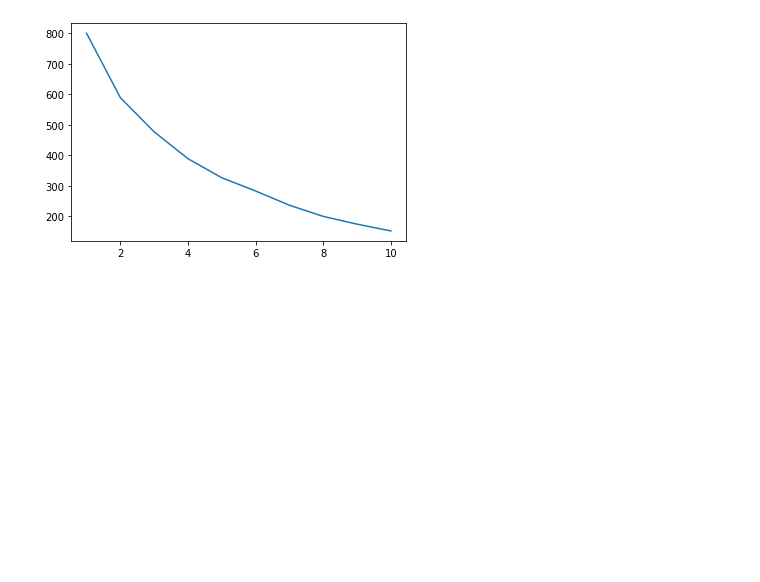
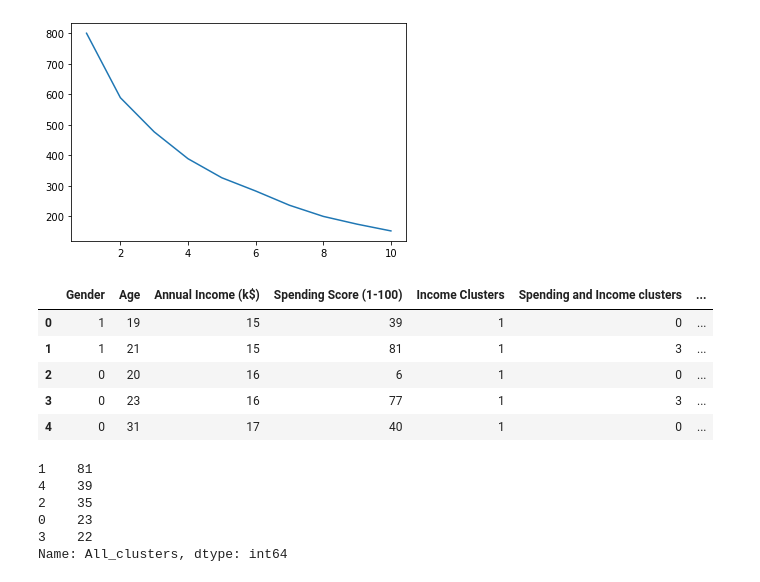
Before and after one commit to drigger091/Customer_segmentation-with-python, a Jupyter notebook: main.ipynb, the cells around one changed output. Drawn from its saved outputs; the diff is of its cells as text; code cells hidden in the pictures; blank space fills up the shorter version.

```diff
--- a/main.ipynb
+++ b/main.ipynb
@@ -429,3 +431,27 @@ plt.plot(range(1,11),inertia_Scores3)
 # %% [output]
 [<matplotlib.lines.Line2D at 0x...>]
 [figure]
+# %%
+# applying Kmeans to all the entire dataframe
+
+clustering3 = KMeans(n_clusters=5)
+clustering3.fit(df1)
+clustering3.labels_
+df['All_clusters'] = clustering2.labels_
+df.head()
+# %% [output]
+|  | Gender | Age | Annual Income (k$) | Spending Score (1-100) | Income Clusters | Spending and Income clusters | ... |
+| 0 | 1 | 19 | 15 | 39 | 1 | 0 | ... |
+| 1 | 1 | 21 | 15 | 81 | 1 | 3 | ... |
+| 2 | 0 | 20 | 16 | 6 | 1 | 0 | ... |
+| 3 | 0 | 23 | 16 | 77 | 1 | 3 | ... |
+| 4 | 0 | 31 | 17 | 40 | 1 | 0 | ... |
+# %%
+df["All_clusters"].value_counts()
+# %% [output]
+1    81
+4    39
+2    35
+0    23
+3    22
+Name: All_clusters, dtype: int64
```
Also changed, not shown: parts of 1 cell of this notebook, 1 other file.
